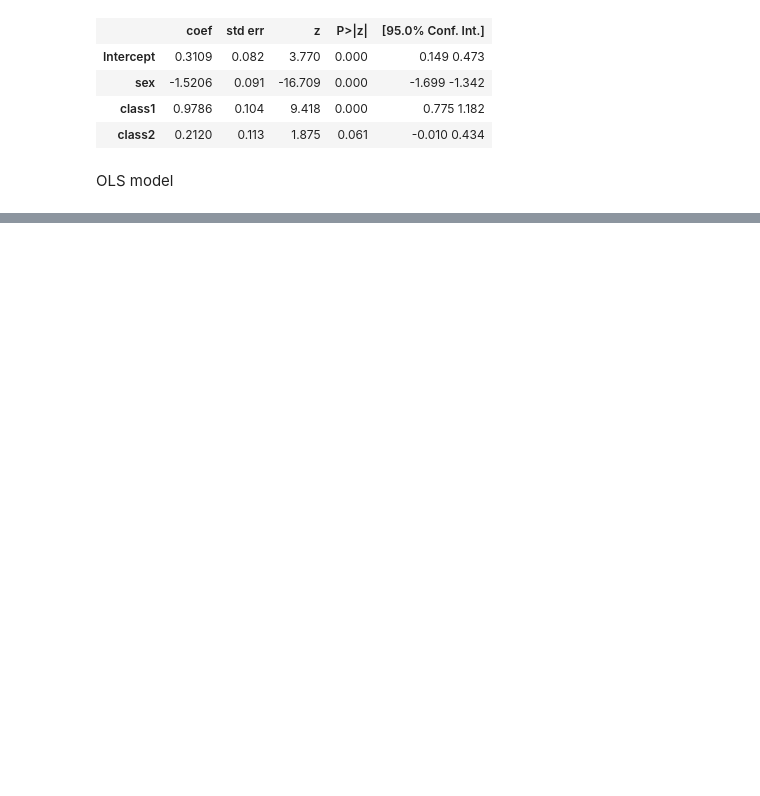
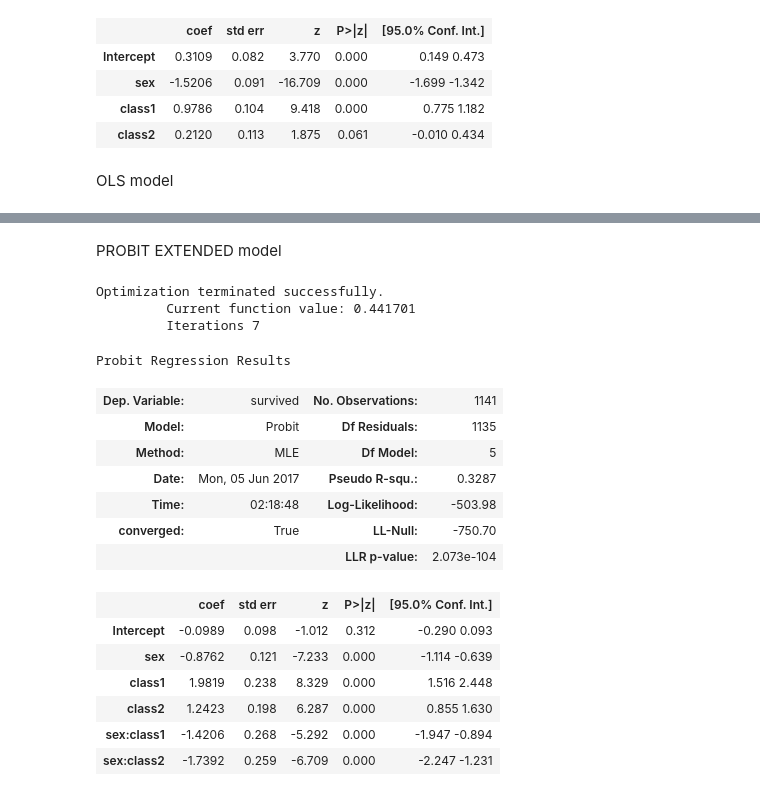
Before and after one commit to Sinopsys/SiEMK-Assignments, a Jupyter notebook: 6/Домашка по СиЭМК'у. #6.ipynb, the cells around one changed output, grey strips where cells are left out. Saved outputs shown, nothing was run; the diff lists cells and outputs as text; code cells hidden in the pictures; blank space fills up the shorter version.

```diff
--- a/6/Домашка по СиЭМК'у. #6.ipynb
+++ b/6/Домашка по СиЭМК'у. #6.ipynb
@@ -135,0 +173,24 @@ OLS Regression Results
+# %% [markdown]
+PROBIT EXTENDED model
+# %%
+probit_res_e = sm.probit('survived ~ sex + class1 + class2 + sex*class1 + sex*class2', df).fit()
+probit_res_e.summary()
+# %% [output]
+Optimization terminated successfully.
+         Current function value: 0.441701
+         Iterations 7
+Probit Regression Results
+| Dep. Variable: | survived | No. Observations: | 1141 |
+| Model: | Probit | Df Residuals: | 1135 |
+| Method: | MLE | Df Model: | 5 |
+| Date: | Mon, 05 Jun 2017 | Pseudo R-squ.: | 0.3287 |
+| Time: | 02:18:48 | Log-Likelihood: | -503.98 |
+| converged: | True | LL-Null: | -750.70 |
+|  |  | LLR p-value: | 2.073e-104 |
+|  | coef | std err | z | P>|z| | [95.0% Conf. Int.] |
+| Intercept | -0.0989 | 0.098 | -1.012 | 0.312 | -0.290 0.093 |
+| sex | -0.8762 | 0.121 | -7.233 | 0.000 | -1.114 -0.639 |
+| class1 | 1.9819 | 0.238 | 8.329 | 0.000 | 1.516 2.448 |
+| class2 | 1.2423 | 0.198 | 6.287 | 0.000 | 0.855 1.630 |
+| sex:class1 | -1.4206 | 0.268 | -5.292 | 0.000 | -1.947 -0.894 |
+| sex:class2 | -1.7392 | 0.259 | -6.709 | 0.000 | -2.247 -1.231 |
```
Also changed, not shown: parts of 18 cells of this notebook, 1 other file.
